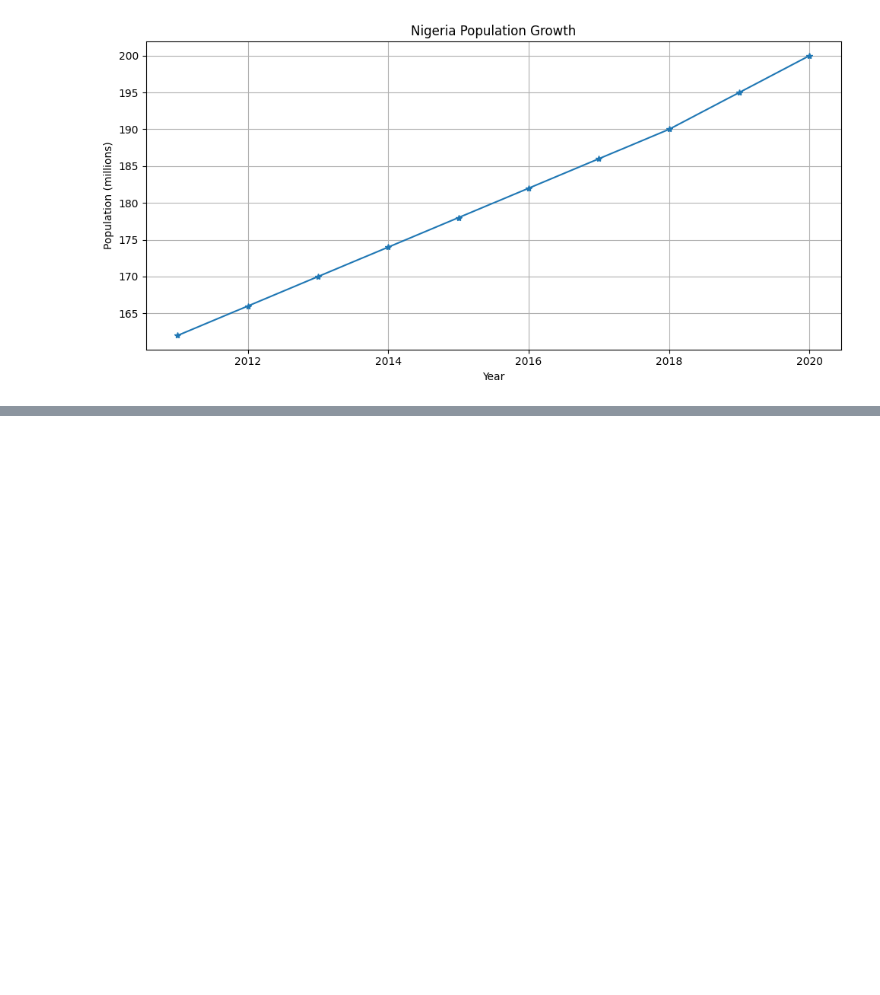
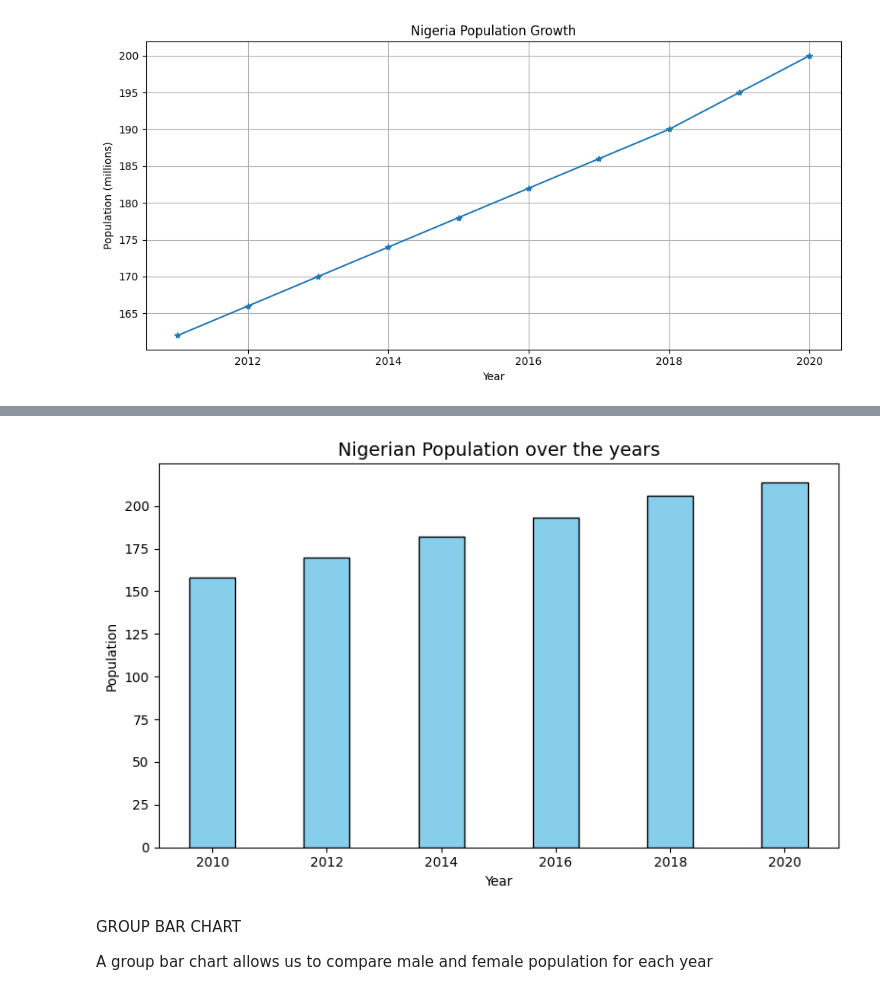
Before and after one commit to ElizabethOgbee/Data-Analytics-Python, a Jupyter notebook: pandas/zmatlip1_intro.ipynb, the cells around one changed output, grey strips where cells are left out. Saved outputs shown, nothing was run; the diff lists cells and outputs as text; code cells hidden in the pictures; blank space fills up the shorter version.

Commit message:
updated with barchart and double bar chart

```diff
--- a/pandas/zmatlip1_intro.ipynb
+++ b/pandas/zmatlip1_intro.ipynb
@@ -63,0 +66,19 @@ plt.show()
+# %%
+# Data
+years = [2010, 2012, 2014, 2016, 2018, 2020]
+population = [158, 170, 182, 193, 206, 214]  # millions
+
+# BAR CHART
+plt.figure(figsize=(8, 5))
+plt.bar(years, population, color='skyblue', edgecolor='black')
+plt.title('Nigerian Population over the years', fontsize=14)
+plt.xlabel('Year')
+plt.ylabel('Population')
+plt.tight_layout()
+plt.show()
+# %% [output]
+[figure, added]
+# %% [markdown]
+GROUP BAR CHART
+
+A group bar chart allows us to compare male and female population for each year
```
Also changed, not shown: parts of 5 cells of this notebook.
